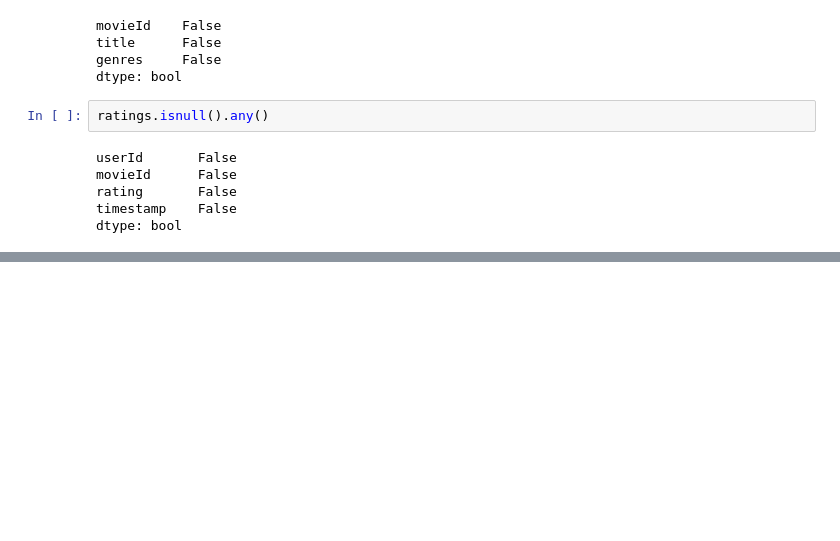
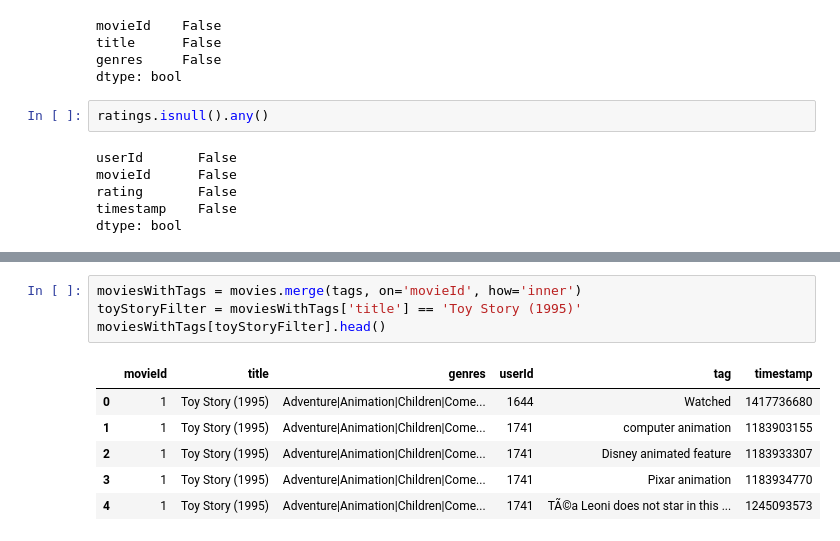
Before and after one commit to hiper2d/python-for-data-science-course, a Jupyter notebook: Week-4-Pandas/Practice.ipynb, the cells around one changed output, grey strips where cells are left out. Cells and saved outputs as stored; diff of their text form; blank space fills up the shorter version.

```diff
--- a/Week-4-Pandas/Practice.ipynb
+++ b/Week-4-Pandas/Practice.ipynb
@@ -116,0 +129,11 @@ movies.plot.bar()
+# %%
+moviesWithTags = movies.merge(tags, on='movieId', how='inner')
+toyStoryFilter = moviesWithTags['title'] == 'Toy Story (1995)'
+moviesWithTags[toyStoryFilter].head()
+# %% [output]
+|  | movieId | title | genres | userId | tag | timestamp |
+| 0 | 1 | Toy Story (1995) | Adventure|Animation|Children|Come... | 1644 | Watched | 1417736680 |
+| 1 | 1 | Toy Story (1995) | Adventure|Animation|Children|Come... | 1741 | computer animation | 1183903155 |
+| 2 | 1 | Toy Story (1995) | Adventure|Animation|Children|Come... | 1741 | Disney animated feature | 1183933307 |
+| 3 | 1 | Toy Story (1995) | Adventure|Animation|Children|Come... | 1741 | Pixar animation | 1183934770 |
+| 4 | 1 | Toy Story (1995) | Adventure|Animation|Children|Come... | 1741 | TÃ©a Leoni does not star in this ... | 1245093573 |
```
Also changed, not shown: parts of 5 cells of this notebook, 1 other file.
